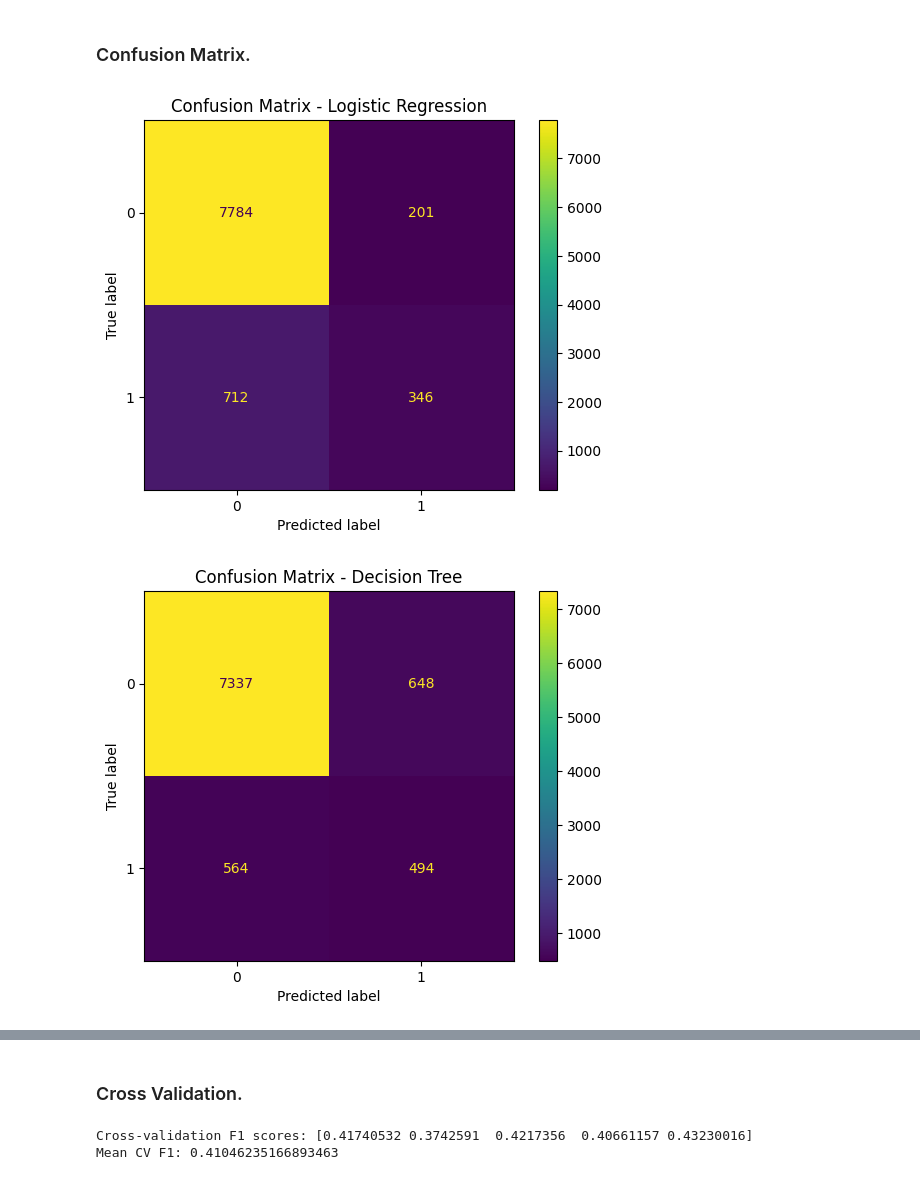
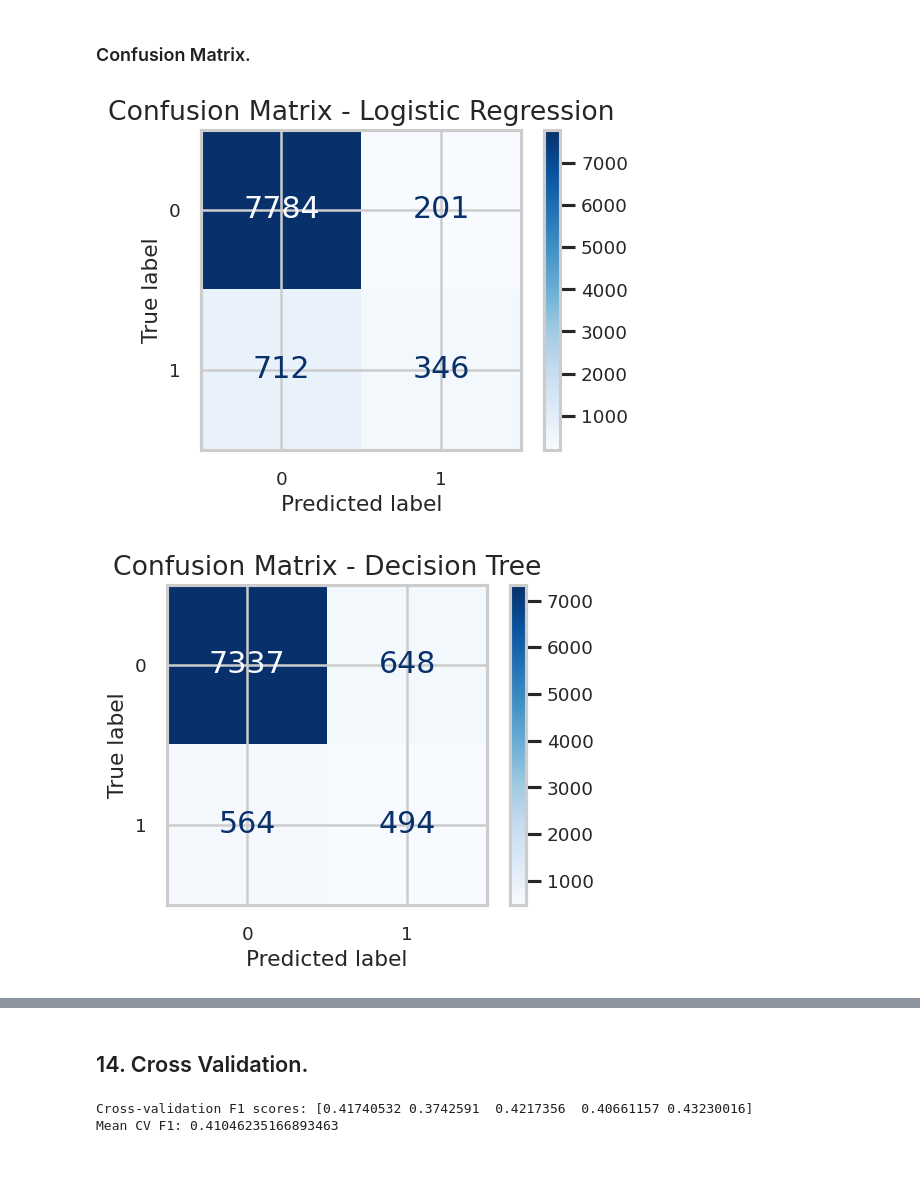
Before and after one commit to JISOOUNNIE1234/MSc_Data_Science_Project, a Jupyter notebook: DS_Project_Srujan.ipynb, the cells around one changed output, grey strips where cells are left out. Drawn from its saved outputs; the diff is of its cells as text; code cells hidden in the pictures.

```diff
--- a/DS_Project_Srujan.ipynb
+++ b/DS_Project_Srujan.ipynb
@@ -176,9 +254,2 @@ for col in ['age', 'balance', 'duration']:
 # %% [markdown]
 ### Categorical vs Target
-# %%
-for col in ['job', 'education', 'housing', 'loan', 'contact']:
-    plt.figure(figsize=(6,3))
-    sns.countplot(x=col, hue='y', data=df)
-    plt.xticks(rotation=45)
-    plt.title(f'{col} vs Subscription')
-    plt.show()
@@ -523,12 +612,6 @@ ROC-AUC
 
 So we’ll plot those.
 # %%
-import matplotlib.pyplot as plt
-import seaborn as sns
-
-plt.figure(figsize=(10,6))
-
-# Select important metrics only
 metrics_to_plot = ["Recall", "F1", "ROC-AUC"]
 
 results_melted = results_df.melt(
@@ -538,19 +621,28 @@ results_melted = results_df.melt(
     value_name="Score"
 )
 
-sns.barplot(
+plt.figure(figsize=(10,6))
+ax = sns.barplot(
     data=results_melted,
     x="Model",
     y="Score",
-    hue="Metric"
+    hue="Metric",
+    palette="Set2"
 )
 
-plt.title("Model Comparison (Recall, F1, ROC-AUC)")
-plt.ylim(0,1)
-plt.xticks(rotation=25)
+for p in ax.patches:
+    height = p.get_height()
+    ax.annotate(
+        f"{height:.3f}",
+        (p.get_x() + p.get_width()/2, height),
+        ha='center', va='bottom', fontsize=9
+    )
+
+plt.title("Model Performance Comparison")
+plt.xlabel("Model")
 plt.ylabel("Score")
-plt.xlabel("Model")
-plt.legend(title="Metric")
+plt.ylim(0, 1)
+plt.xticks(rotation=20)
 plt.tight_layout()
 plt.show()
 # %% [output]
@@ -579,19 +671,20 @@ results_df
 ### Confusion Matrix.
 # %%
 from sklearn.metrics import ConfusionMatrixDisplay
-import matplotlib.pyplot as plt
 
 models = {
     "Logistic Regression": log_model,
     "Decision Tree": dt,
     "Random Forest": rf,
     "Random Forest (Balanced)": rf_balanced
 }
 
 for name, model in models.items():
-    ConfusionMatrixDisplay.from_estimator(model, X_test, y_test)
-    plt.title(f"Confusion Matrix - {name}")
+    fig, ax = plt.subplots(figsize=(5,4))
+    ConfusionMatrixDisplay.from_estimator(model, X_test, y_test, cmap="Blues", ax=ax)
+    ax.set_title(f"Confusion Matrix - {name}")
+    plt.tight_layout()
     plt.show()
 # %% [output]
-[figure, old version]
+[figure, new version]
-[figure, old version]
+[figure, new version]
@@ -600,5 +693,5 @@ for name, model in models.items():
 # %% [markdown]
-### Cross Validation.
+## 14. Cross Validation.
 # %%
 from sklearn.model_selection import cross_val_score
 
```
Also changed, not shown: parts of 38 cells of this notebook.
